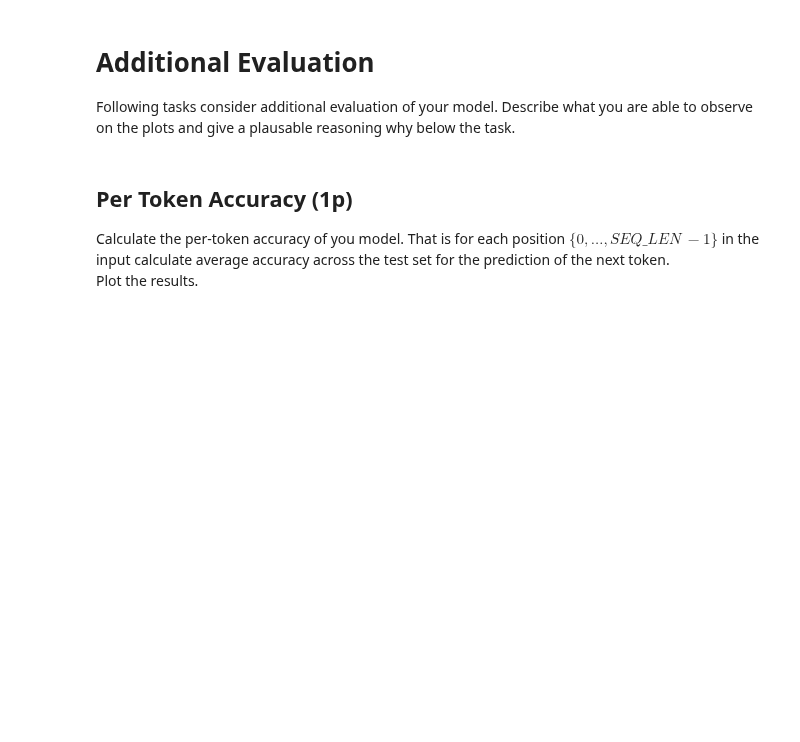
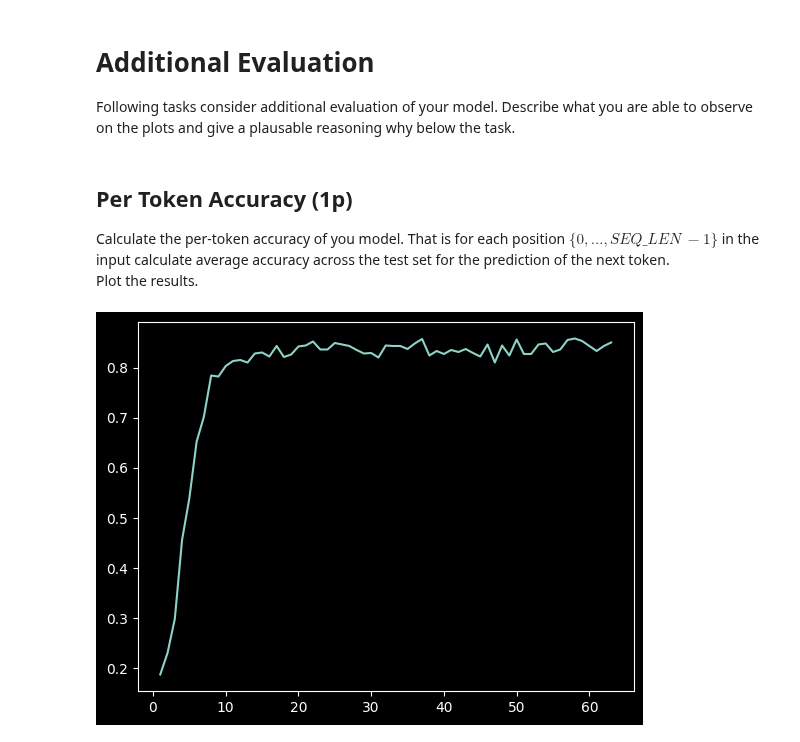
Before and after one commit to aderylo/DNN-23, a Jupyter notebook: notebooks/hw3.ipynb, the cells around one changed output. Cells and saved outputs as stored; diff of their text form; code cells hidden in the pictures; blank space fills up the shorter version.

Commit message:
Implement per token acc

```diff
--- a/notebooks/hw3.ipynb
+++ b/notebooks/hw3.ipynb
@@ -1168,13 +1168,37 @@ Plot the results.
 # %%
 import matplotlib.pyplot as plt
 @torch.no_grad
 def calc_per_token_acc(model: torch.nn.Module, data_loader: torch.utils.data.DataLoader):
     ### YOUR CODE STARTS ###
+    model.eval()
+    correct_per_position = torch.zeros(SEQ_LEN, device=DEVICE)
+    total_per_position = torch.zeros(SEQ_LEN, device=DEVICE)
+
+
+    for _, target in data_loader:
+        target = target.to(DEVICE)
+
+        for i in range(1,SEQ_LEN):
+            input_data = target[:, :i]
+
+            output = generate_with_cache(model=model,
+                                         input=input_data,
+                                         gen_length=1,
+                                         token_choice=token_choice_greedy)
+
+            correct_predictions = (output[:, -1] == target[:, i]).float().sum()
+            correct_per_position[i] += correct_predictions
+            total_per_position[i] += target.size(0)
+
+
+    per_token_acc = correct_per_position / total_per_position
 
     ###  YOUR CODE ENDS  ###
     return per_token_acc
 
 
 per_token_acc = calc_per_token_acc(model, TEST_LOADER)
 plt.plot(np.arange(per_token_acc.shape[0]), per_token_acc)
 plt.show()
+# %% [output]
+[figure, added]
```
